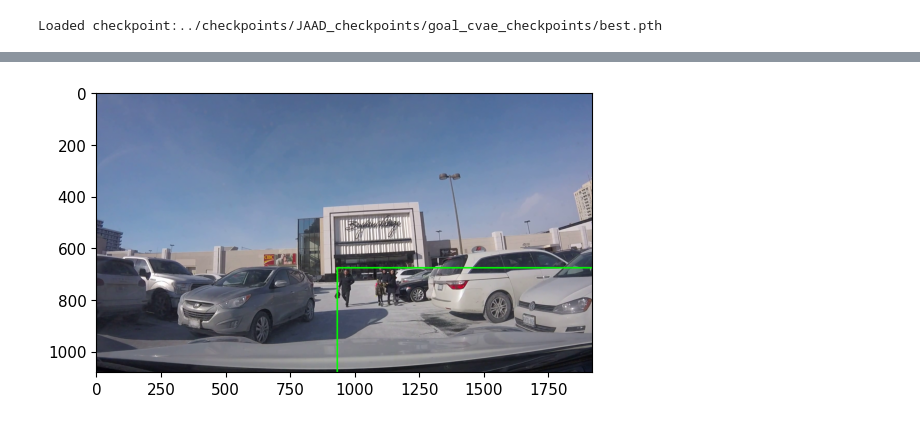
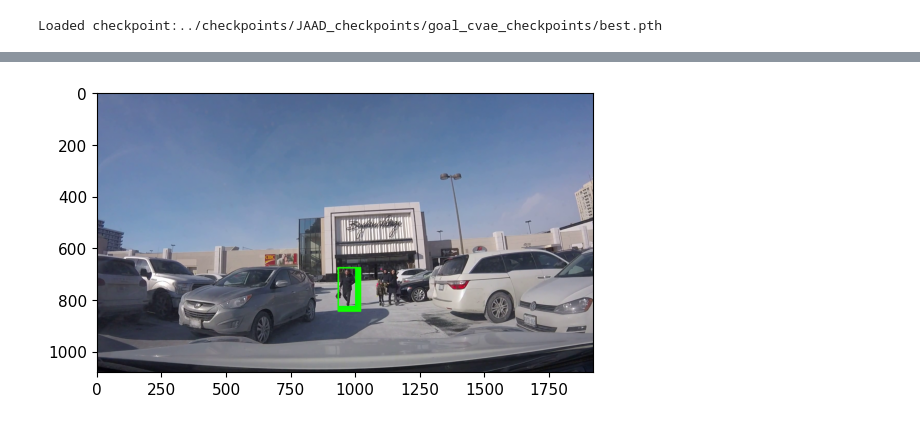
Before and after one commit to sonorousduck/bidireaction-trajectory-prediction, a Jupyter notebook: tools/run_on_different_video.ipynb, the cells around one changed output, grey strips where cells are left out. Drawn from its saved outputs; the diff is of its cells as text; code cells hidden in the pictures.

Commit message:
Fixed issues with rectangles

```diff
--- a/tools/run_on_different_video.ipynb
+++ b/tools/run_on_different_video.ipynb
@@ -88,33 +88,34 @@ def get_image(imgs):
             data.append([row['xmin'], row['ymin'], row['xmax'], row['ymax']])
             break
     data = np.array(data)
-    max_val = torch.abs(data).max()
-    min_val = torch.tensor(data).min()
+    max_val = np.max(np.abs(data))
+    min_val = np.min(data)
 
-    data /= max_val
+    # data /= max_val
 
 
     return torch.FloatTensor(data), max_val, min_val
 # %%
 model.eval()
 
-input_x, max_val, min_val = get_image(images).to(cfg.DEVICE)
+input_x, max_val, min_val = get_image(images)
+input_x = input_x.to(cfg.DEVICE)
 input_x = input_x.unsqueeze(0)
 cur_pos = input_x[:, -1, :cfg.MODEL.DEC_OUTPUT_DIM]
 pred_traj, pred_goal = predict(model, input_x, cur_pos=input_x[-1, :cfg.MODEL.DEC_OUTPUT_DIM])
 pred_traj = pred_traj.detach().to('cpu').numpy()
 pred_goal = pred_goal.detach().to('cpu').numpy()
 # %%
-cv_image = cv2.imread(f"../data/JAAD/images/video_0005/00061.png")
+cv_image = cv2.imread(f"../data/JAAD/images/video_0005/00046.png")
 for test in pred_traj:
     for traj in test:
-        for box in traj:
+        for i, box in enumerate(traj):
             # rect = cv2.boundingRect(testArray)
             x, y, w, h = int(box[0]), int(box[1]), int(box[2]), int(box[3])
-            cv2.rectangle(cv_image, (x, y), (w, h), (0, 255, 0), 2)
+            cv2.rectangle(cv_image, (x, y), (w + i, h + i), (0, 255, i + 1), 2)
 
 RGB_img = cv2.cvtColor(cv_image, cv2.COLOR_BGR2RGB)
 plt.imshow(RGB_img)
 plt.show()
 # %% [output]
-[figure, old version]
+[figure, new version]
```
Also changed, not shown: parts of 1 cell of this notebook.
